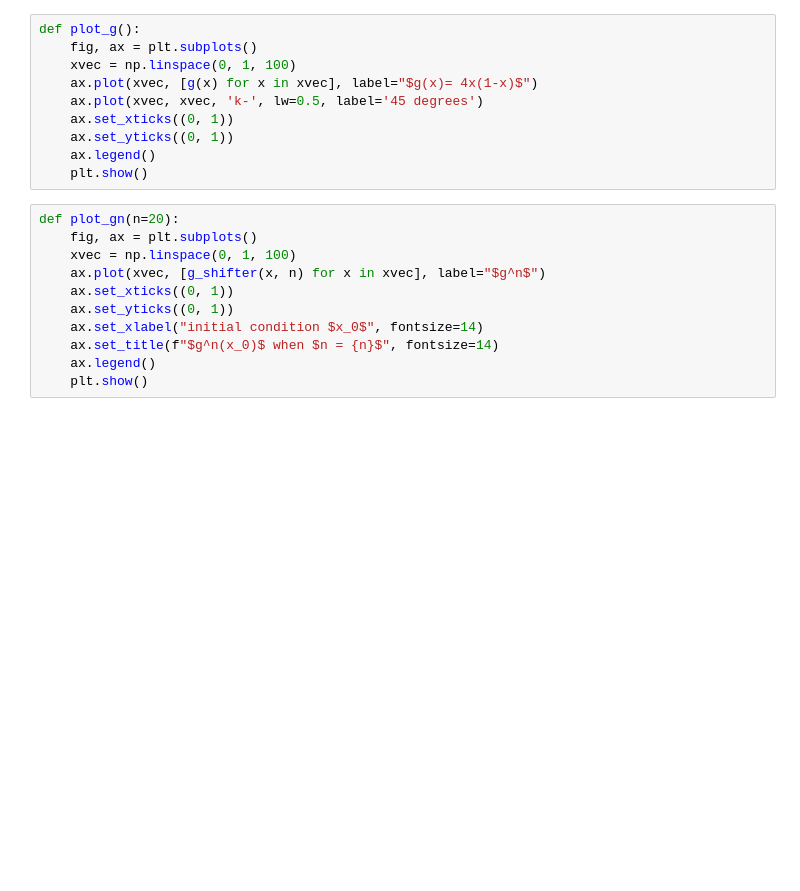
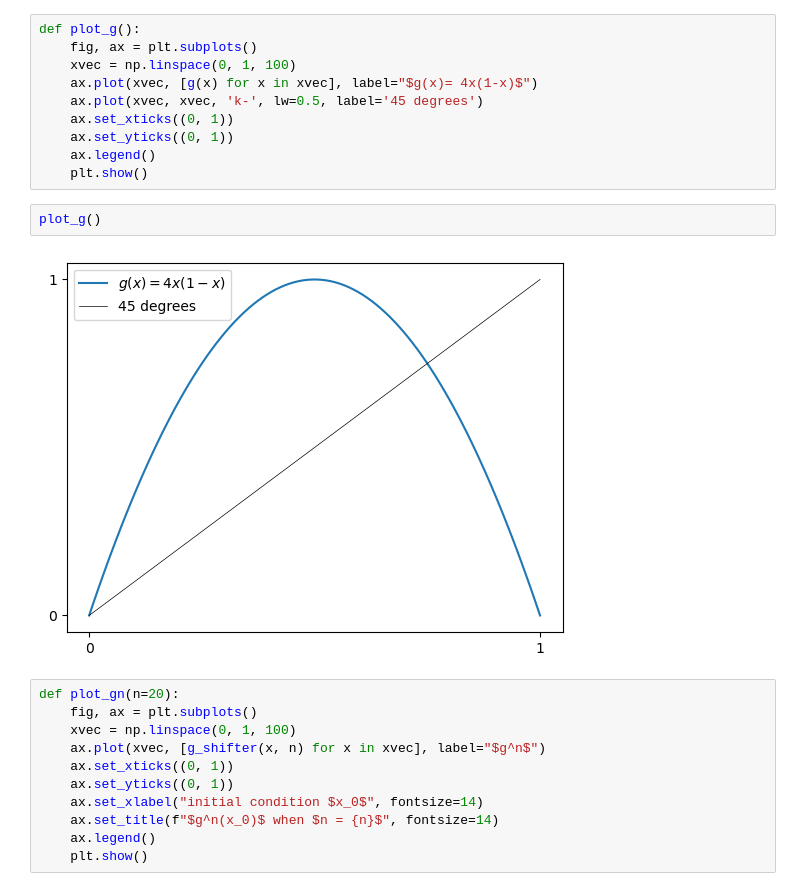
Before and after one commit to jstac/minnesota_2023, a Jupyter notebook: assignments/assignment_2/ergodicity.ipynb, the cells around one changed output. Drawn from its saved outputs; the diff is of its cells as text; blank space fills up the shorter version.

```diff
--- a/assignments/assignment_2/ergodicity.ipynb
+++ b/assignments/assignment_2/ergodicity.ipynb
@@ -118,6 +63,10 @@ def plot_g():
     ax.set_yticks((0, 1))
     ax.legend()
     plt.show()
+# %%
+plot_g()
+# %% [output]
+[figure, added]
 # %%
 def plot_gn(n=20):
     fig, ax = plt.subplots()
```
Also changed, not shown: parts of 24 cells of this notebook, 1 other file.
